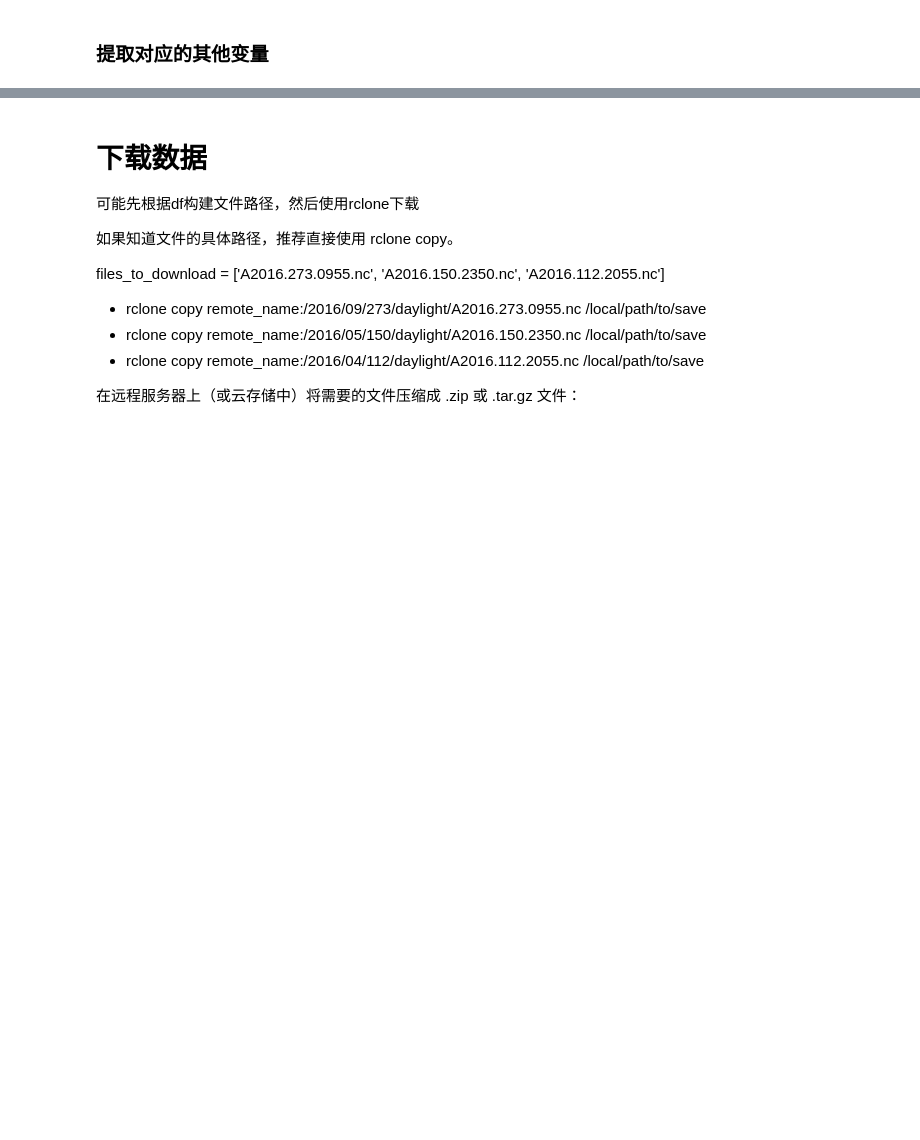
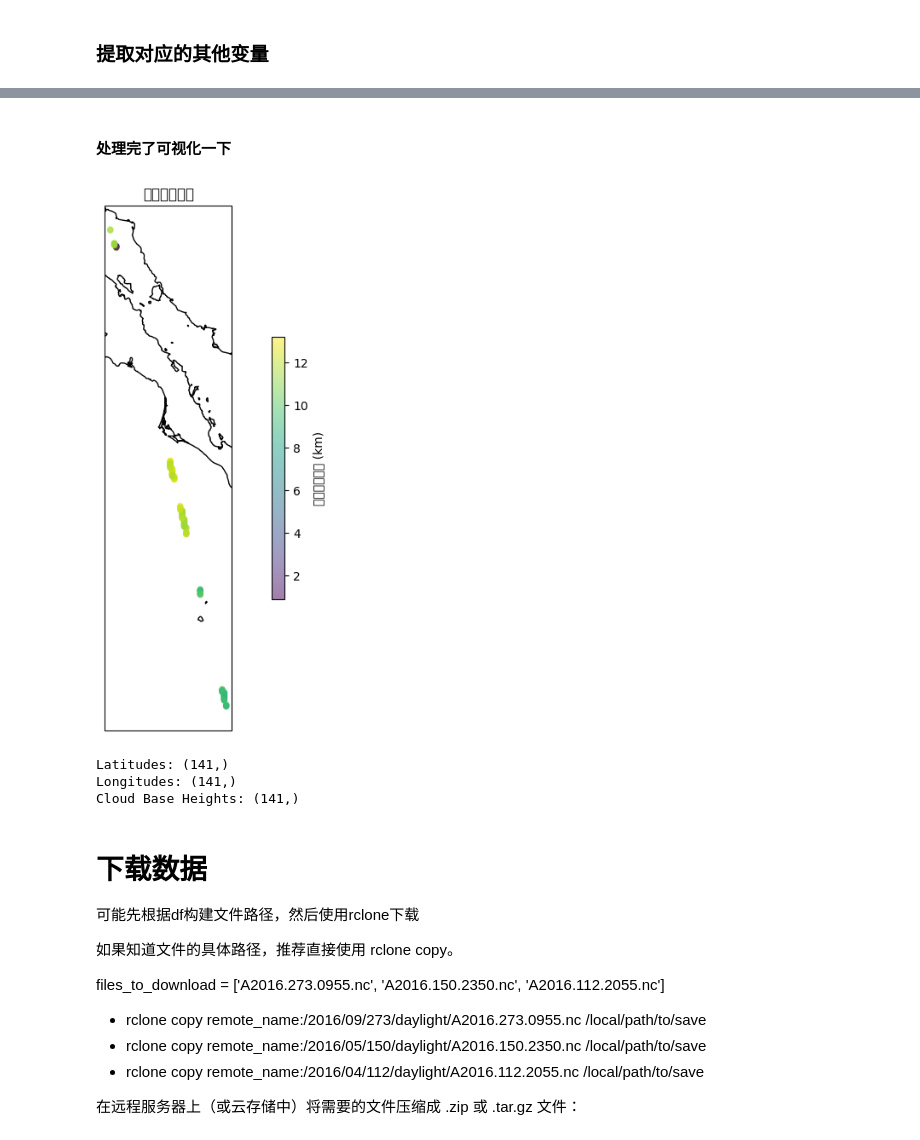
Before and after one commit to benerain/cloud-base-height, a Jupyter notebook: copy_pre.ipynb, the cells around one changed output, grey strips where cells are left out. Saved outputs shown, nothing was run; the diff lists cells and outputs as text; code cells hidden in the pictures; blank space fills up the shorter version.

```diff
--- a/copy_pre.ipynb
+++ b/copy_pre.ipynb
@@ -1531,0 +1580,19 @@ valid_mask.shape
+# %%
+# 展开数据
+lat_flat = lat_values.values.flatten()
+lon_flat = lon_values.values.flatten()
+cbh_flat = cbh_values.values.flatten()
+
+# 移除 NaN 值
+valid_indices = ~np.isnan(cbh_flat)
+lat_flat = lat_flat[valid_indices]
+lon_flat = lon_flat[valid_indices]
+cbh_flat = cbh_flat[valid_indices]
+# %%
+df = pd.DataFrame({
+    'latitude': lat_flat,
+    'longitude': lon_flat,
+    'cloud_base_height': cbh_flat
+})
+
+df.head
@@ -1532,33 +1614,33 @@ valid_mask.shape
+# %% [markdown]
+#### 处理完了可视化一下
 # %%
-
-# 移除时间维度
-lat = latitude[0, :, :]
-lon = longitude[0, :, :]
+import xarray as xr
 import matplotlib.pyplot as plt
 import cartopy.crs as ccrs
+
+# 确保只加载需要的数据部分
+cloud_base = df['cloud_base_height']
+lat = df['latitude']
+lon = df['longitude']
 
 # 创建带投影的图形和轴
 fig = plt.figure(figsize=(12, 8))
 ax = plt.axes(projection=ccrs.PlateCarree())
 
 # 添加海岸线
 ax.coastlines()
 
 # 绘制云底高度
-cf = ax.pcolormesh(lon, lat, cloud_base, cmap='viridis', transform=ccrs.PlateCarree())
+cf = ax.scatter(lon, lat, c=cloud_base, s=20, cmap='viridis', transform=ccrs.PlateCarree(), alpha=0.5)
 
 # 添加颜色条
 cbar = plt.colorbar(cf, ax=ax, shrink=0.5)
 cbar.set_label('云层底部高度 (km)')
 
 # 设置标题
 plt.title('云层底部高度')
 
 # 显示图形
 plt.show()
-
-# 在每个位置取最小的云底高度
-cloud_base_min = np.ma.min(cloud_layer_base[0, :, :, :], axis=2)
-
-# 使用 'cloud_base_min' 进行绘图
-cf = ax.pcolormesh(lon, lat, cloud_base_min, cmap='viridis', transform=ccrs.PlateCarree())
+# %% [output]
+[figure, added]
@@ -1565,3 +1676,11 @@ cf = ax.pcolormesh(lon, lat, cloud_base_min, cmap='viridis', transform=ccrs.Plat
+# %%
+print(f"Latitudes: {lat_flat.shape}")
+print(f"Longitudes: {lon_flat.shape}")
+print(f"Cloud Base Heights: {cbh_flat.shape}")
+# %% [output]
+Latitudes: (141,)
+Longitudes: (141,)
+Cloud Base Heights: (141,)
 # %% [markdown]
 # 下载数据
 
```
Also changed, not shown: parts of 25 cells of this notebook.
